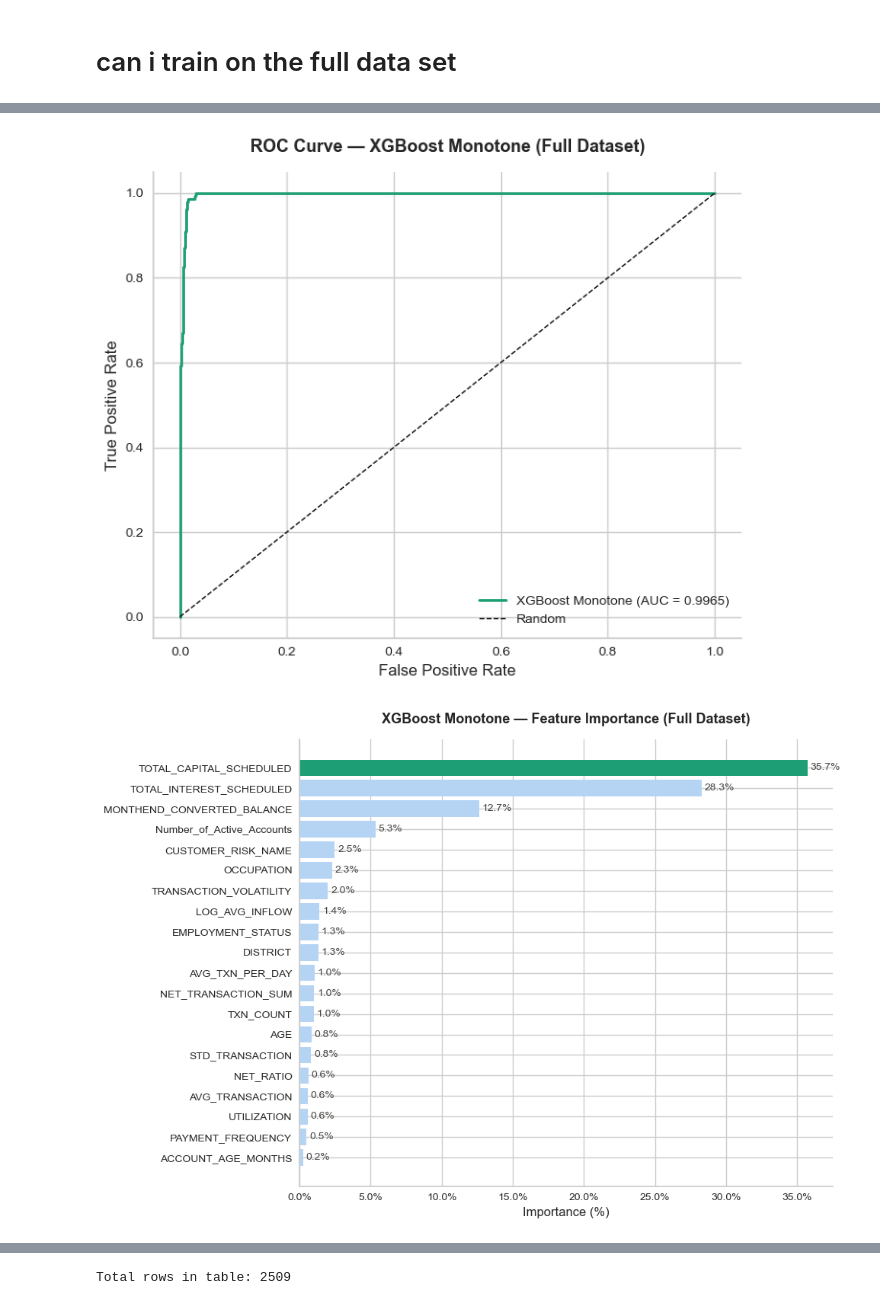
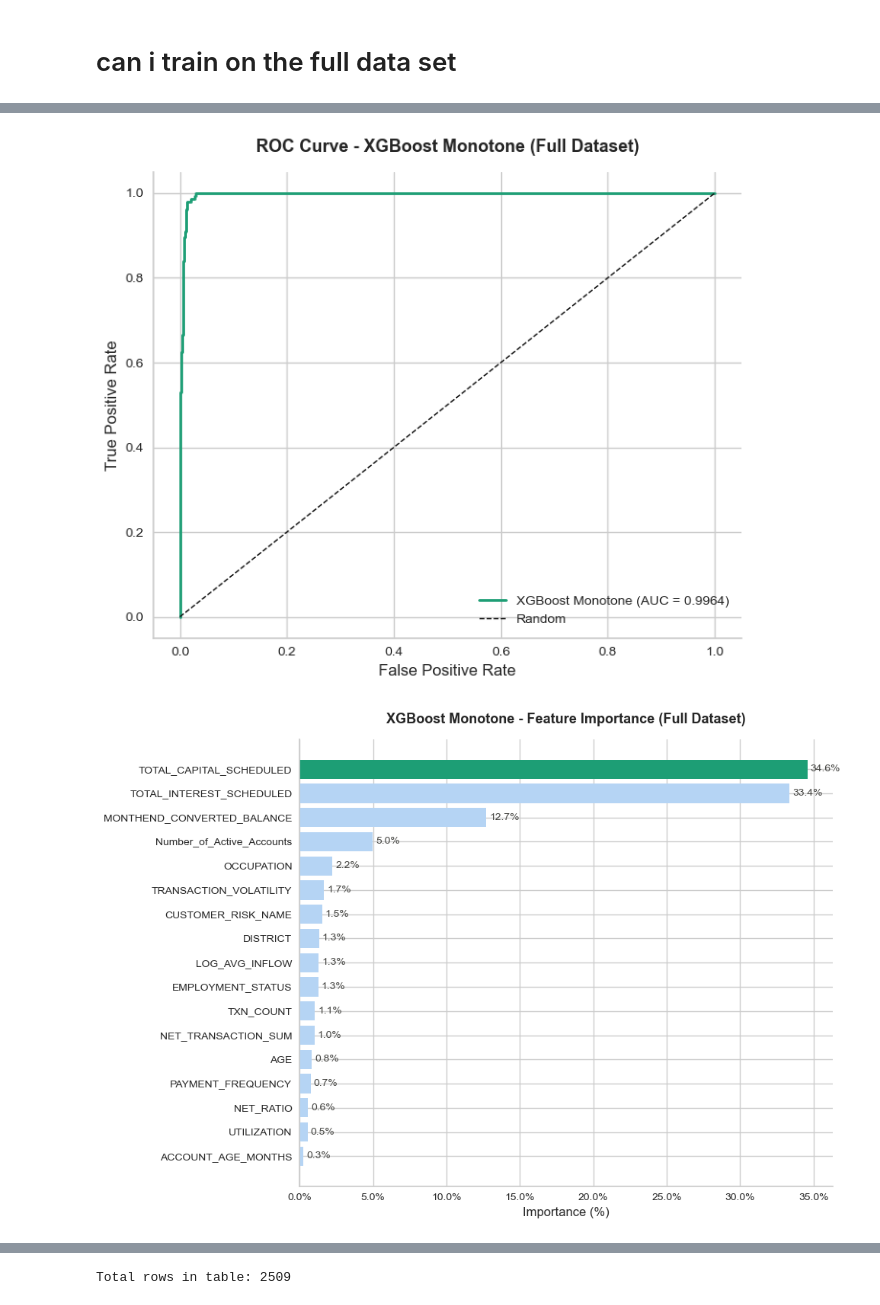
Before and after one commit to Kavindya-1/FYP, a Jupyter notebook: Initial notebook.ipynb, the cells around one changed output, grey strips where cells are left out. Saved outputs shown, nothing was run; the diff lists cells and outputs as text; code cells hidden in the pictures.

```diff
--- a/Initial notebook.ipynb
+++ b/Initial notebook.ipynb
@@ -2054,11 +2462,8 @@ plt.show()
 features = [
     # Transaction behaviour — ✅ all clean, no link to DEFAULT
     "NET_TRANSACTION_SUM",
-    "AVG_TRANSACTION",
-    "STD_TRANSACTION",
     "TXN_COUNT",
     "NET_RATIO",
-    "AVG_TXN_PER_DAY",
     "TRANSACTION_VOLATILITY",
     "LOG_AVG_INFLOW",
 
@@ -3729,7 +4132,7 @@ disp = ConfusionMatrixDisplay(
     display_labels   = ["No Default", "Default"]
 )
 disp.plot(ax=ax, colorbar=False, cmap="Blues")
-ax.set_title("XGBoost Monotone — Confusion Matrix (Full Dataset)",
+ax.set_title("XGBoost Monotone - Confusion Matrix (Full Dataset)",
              fontsize=13, fontweight="bold", pad=15)
 
 plt.tight_layout()
@@ -3745,7 +4148,7 @@ ax.plot(fpr, tpr, color="#1D9E75", lw=2,
 ax.plot([0, 1], [0, 1], "k--", lw=1, label="Random")
 ax.set_xlabel("False Positive Rate", fontsize=12)
 ax.set_ylabel("True Positive Rate", fontsize=12)
-ax.set_title("ROC Curve — XGBoost Monotone (Full Dataset)",
+ax.set_title("ROC Curve - XGBoost Monotone (Full Dataset)",
              fontsize=13, fontweight="bold", pad=15)
 ax.legend(loc="lower right")
 ax.spines[["top", "right"]].set_visible(False)
@@ -3777,7 +4180,7 @@ ax.barh(
 )
 ax.invert_yaxis()
 ax.set_xlabel("Importance (%)", fontsize=12)
-ax.set_title("XGBoost Monotone — Feature Importance (Full Dataset)",
+ax.set_title("XGBoost Monotone - Feature Importance (Full Dataset)",
              fontsize=13, fontweight="bold", pad=15)
 ax.xaxis.set_major_formatter(mticker.FormatStrFormatter("%.1f%%"))
 ax.spines[["top", "right"]].set_visible(False)
@@ -3807,4 +4210,4 @@ ROC-AUC: 0.9965
-[figure, old version]
+[figure, new version]
-[figure, old version]
+[figure, new version]
 Feature Importance:
                        Feature  Importance  Importance_%
```
Also changed, not shown: parts of 108 cells of this notebook, 12 other files.
